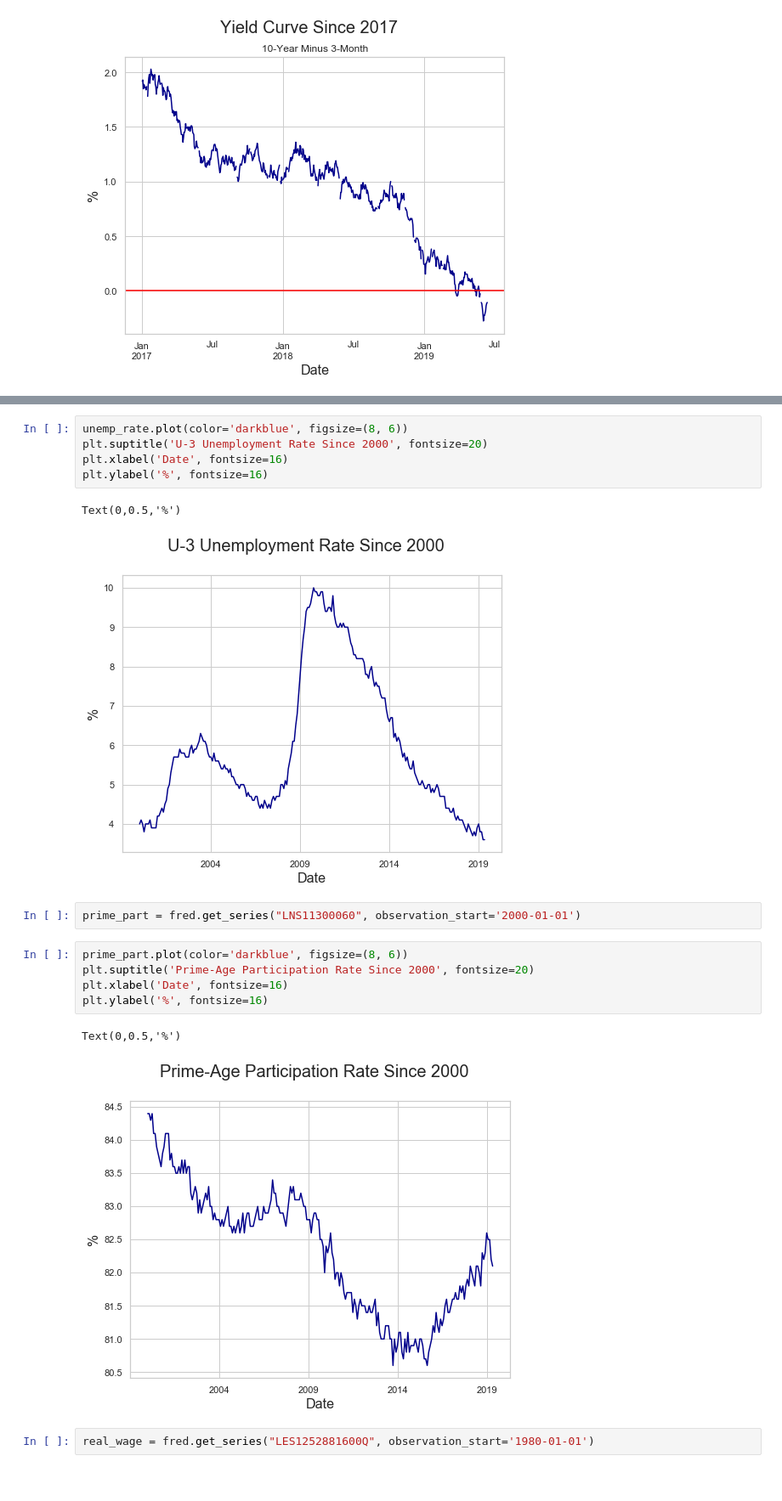
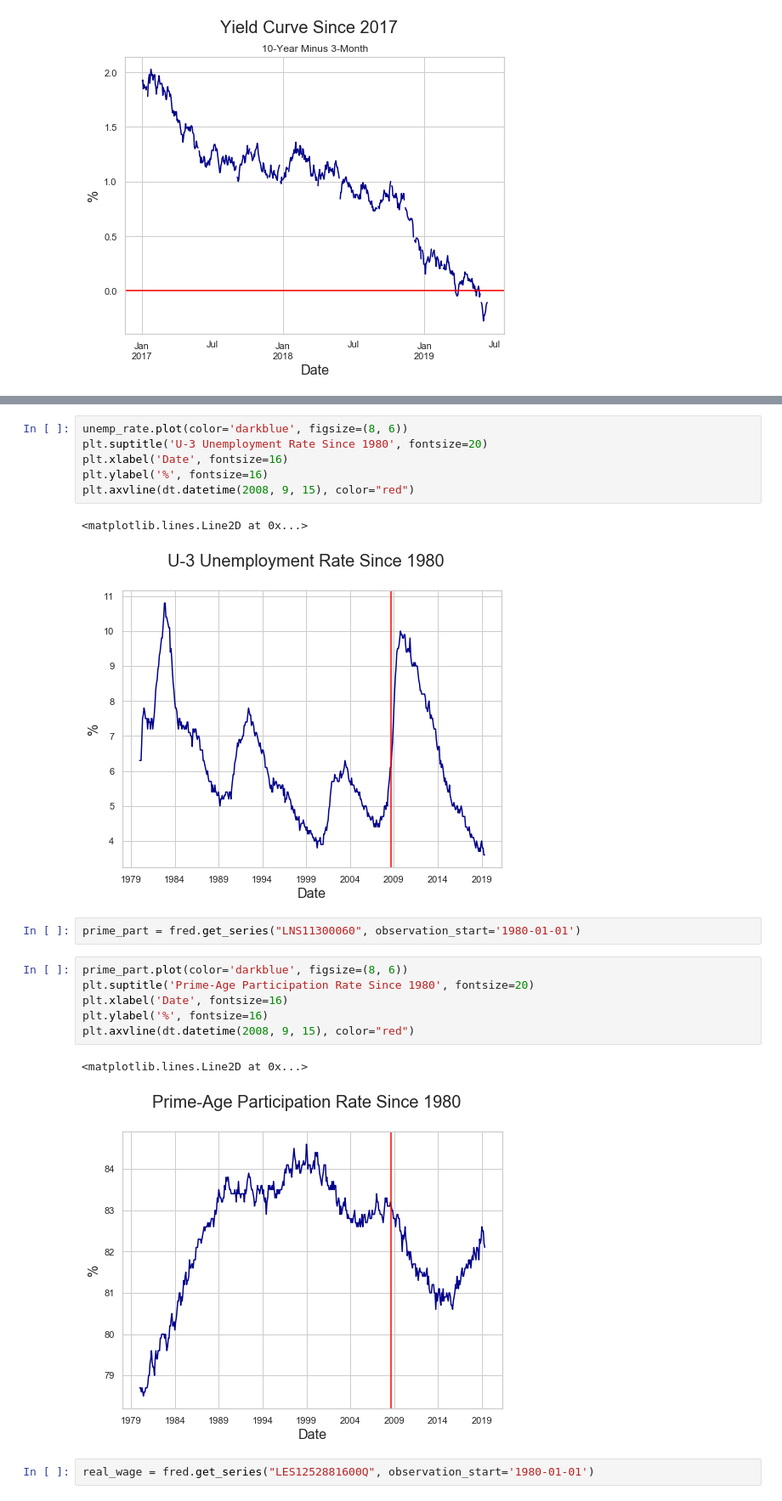
Before and after one commit to thsavage/REAL1-GC.1035, a Jupyter notebook: Notes as of June 13.ipynb, the cells around one changed output, grey strips where cells are left out. Shown at 85% size. Cells and saved outputs as stored; diff of their text form.

```diff
--- a/Notes as of June 13.ipynb
+++ b/Notes as of June 13.ipynb
@@ -543,21 +544,23 @@ unemp_rate = fred.get_series("UNRATE", observation_start='2000-01-01')
 # %%
 unemp_rate.plot(color='darkblue', figsize=(8, 6))
-plt.suptitle('U-3 Unemployment Rate Since 2000', fontsize=20)
+plt.suptitle('U-3 Unemployment Rate Since 1980', fontsize=20)
 plt.xlabel('Date', fontsize=16)
 plt.ylabel('%', fontsize=16)
+plt.axvline(dt.datetime(2008, 9, 15), color="red")
 # %% [output]
-Text(0,0.5,'%')
+<matplotlib.lines.Line2D at 0x...>
-[figure, old version]
+[figure, new version]
 # %%
-prime_part = fred.get_series("LNS11300060", observation_start='2000-01-01')
+prime_part = fred.get_series("LNS11300060", observation_start='1980-01-01')
 # %%
 prime_part.plot(color='darkblue', figsize=(8, 6))
-plt.suptitle('Prime-Age Participation Rate Since 2000', fontsize=20)
+plt.suptitle('Prime-Age Participation Rate Since 1980', fontsize=20)
 plt.xlabel('Date', fontsize=16)
 plt.ylabel('%', fontsize=16)
+plt.axvline(dt.datetime(2008, 9, 15), color="red")
 # %% [output]
-Text(0,0.5,'%')
+<matplotlib.lines.Line2D at 0x...>
-[figure, old version]
+[figure, new version]
 # %%
 real_wage = fred.get_series("LES1252881600Q", observation_start='1980-01-01')
 # %%
```
Also changed, not shown: parts of 3 cells of this notebook.
